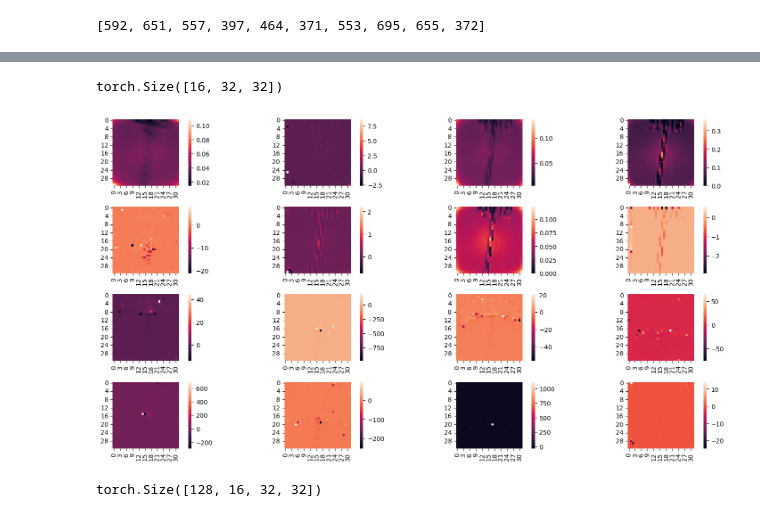
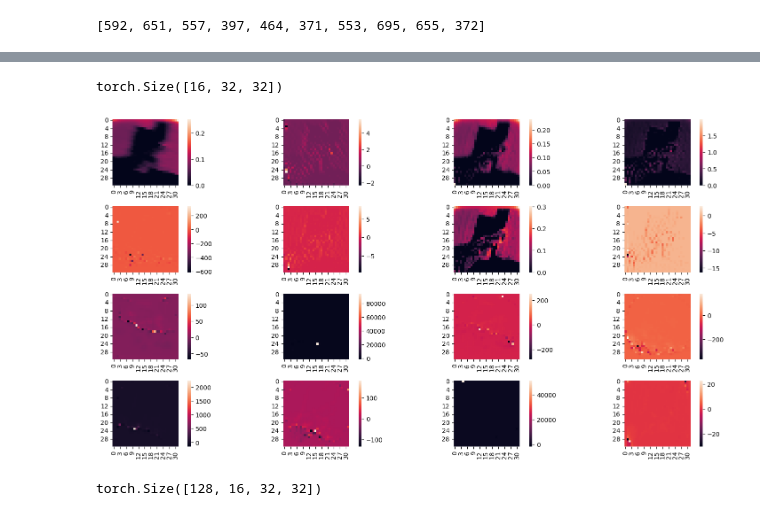
Before and after one commit to VanillaCappuccino/vonenet-mete, a Jupyter notebook: cov_matrix.ipynb, the cells around one changed output, grey strips where cells are left out. Saved outputs shown, nothing was run; the diff lists cells and outputs as text; code cells hidden in the pictures.

```diff
--- a/cov_matrix.ipynb
+++ b/cov_matrix.ipynb
@@ -167,7 +167,7 @@ def data():
             torchvision.transforms.Normalize(mean=[0.5,0.5,0.5], std=[0.5,0.5,0.5])
         ]))
     data_loader = torch.utils.data.DataLoader(dataset,
-                                                batch_size=128,
+                                                batch_size=1024,
                                                 shuffle=True,
                                                 num_workers=2,
                                                 pin_memory=True)
@@ -227,15 +227,13 @@ for step, data in enumerate(tqdm.tqdm(train_data)):
 
         outputs = voneblock.forward(data[0].to(device))
 
-        p1 = outputs.reshape(-1, cov_dim)
+        p1 = outputs.reshape(-1, cov_dim).T
 
-        term1 = p1.T @ p1 / data[1].shape[0]
+        m1 = torch.mean(p1, dim=1).reshape(-1,1)
 
-        m1 = torch.mean(p1, dim=0)
-        m1.shape
-        mn = torch.outer(m1, m1)
+        pn = p1-m1
 
-        cov_matrix += term1 - mn
+        cov_matrix += pn@pn.T / data[1].shape[0]
 
         if device == "cuda":
             torch.cuda.empty_cache()
@@ -350,4 +345,5 @@ filters_c = voneblock.simple_conv_q1
 torch.save(filters_r, output_path+"/real_filters.pt")
 torch.save(filters_c, output_path+"/imaginary_filters.pt")
 # %%
-output_path = f"{simple_channels}x{complex_channels}x{batch_size}x25xhigh_sf"
+output_path = f"{simple_channels}x{complex_channels}x{batch_size}x{25}xnew"
+output_path
@@ -442,7 +428,7 @@ positions
 [592, 651, 557, 397, 464, 371, 553, 695, 655, 372]
 # %%
 shift = np.random.choice(np.arange(-3,3)) * image_size//stride + np.random.choice(np.arange(-4*image_size//stride//7, +4*image_size//stride//7))
-ind = positions[3] + shift
+ind = positions[4] + shift
 mnd = np.zeros(1024)
 mnd[ind] = 1
 sns.heatmap(mnd.reshape(32,32))
@@ -530,32 +516,32 @@ torch.Size([16, 32, 32])
 covved = outputs_inter / (res + 1e-4)
 # %%
 sz = covved.shape[1]
-btc = 0 # index of img in batch
+btc = 2 # index of img in batch
 
 rows = int(np.sqrt(sz))
 fil = covved[btc][:sz,::]
 print(fil.shape)
 # Create a figure and axis object using Matplotlib
 fig, axes = plt.subplots(rows, rows, figsize=(4*rows, 2*rows))
 
 # Flatten the axes array to make it easier to iterate over
 axes = axes.flatten()
 
 # Loop through each subplot and plot the heatmap
 for i, ax in enumerate(axes):
     if i < rows * rows:
         sns.heatmap(fil[i].detach().to("cpu"), ax = ax, square = True)
     else:
         ax.axis('off')  # Turn off axis for empty subplots
 
 # Adjust layout to prevent overlap
 plt.tight_layout()
 
 # Show the plot
 plt.show()
 # %% [output]
 torch.Size([16, 32, 32])
-[figure, old version]
+[figure, new version]
 # %%
 outputss = voneblock.forward(first_sample[0].to(device))
 # %%
```
Also changed, not shown: parts of 19 cells of this notebook, 1 other file.
